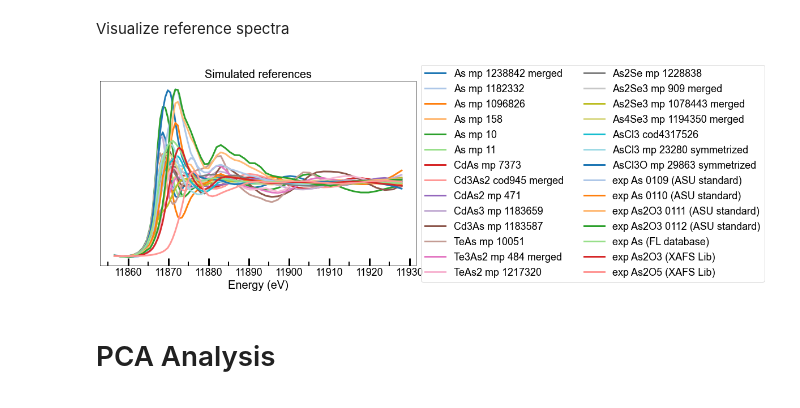
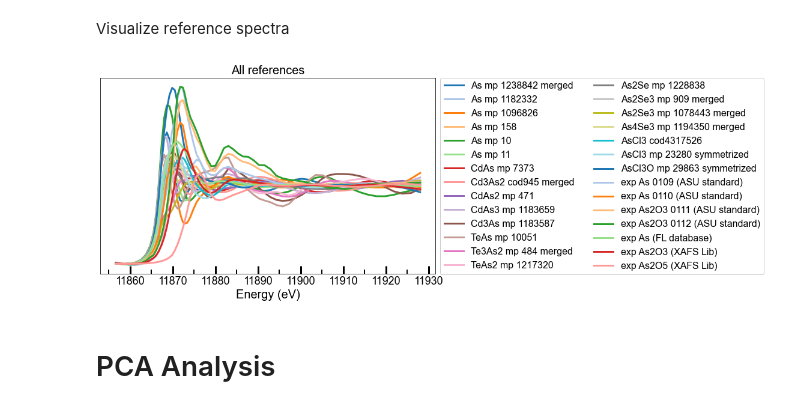
Before and after one commit to stetef/Energy-Point-Selection, a Jupyter notebook: Visualization.ipynb, the cells around one changed output. Cells and saved outputs as stored; diff of their text form; code cells hidden in the pictures.

```diff
--- a/Visualization.ipynb
+++ b/Visualization.ipynb
@@ -60,17 +61,18 @@ Visualize reference spectra
 # %%
 fig, ax = plt.subplots(figsize=(10, 6))
 for i, ref in enumerate(Refs):
     if i >= 20:
         c = i - 20
     else:
         c = i
-    ax.plot(Energy, ref, '-', linewidth=3, c=plt.cm.tab20(c/19), label=data_columns[i], alpha=1.)
-ax.legend(fontsize=18, loc='center left', bbox_to_anchor=(1., .5), ncol=2)
-plt.title("Simulated references", fontsize=20)
-format_axis(ax)
+    label = f'{data_columns[i]}'#\nE = {Energy[np.argmax(ref)]}'
+    ax.plot(Energy, ref, '-', linewidth=3, c=plt.cm.tab20(c/19), label=label, alpha=1.)
+ax.legend(fontsize=16, loc='center left', bbox_to_anchor=(1., .5), ncol=2, framealpha=1.)
+plt.title("All references", fontsize=20)
+format_axis(ax, ticks=(5,10))
 plt.show()
 # %% [output]
-[figure, old version]
+[figure, new version]
 # %% [markdown]
 # PCA Analysis
 # %%
```
Also changed, not shown: parts of 32 cells of this notebook, 7 other files.
